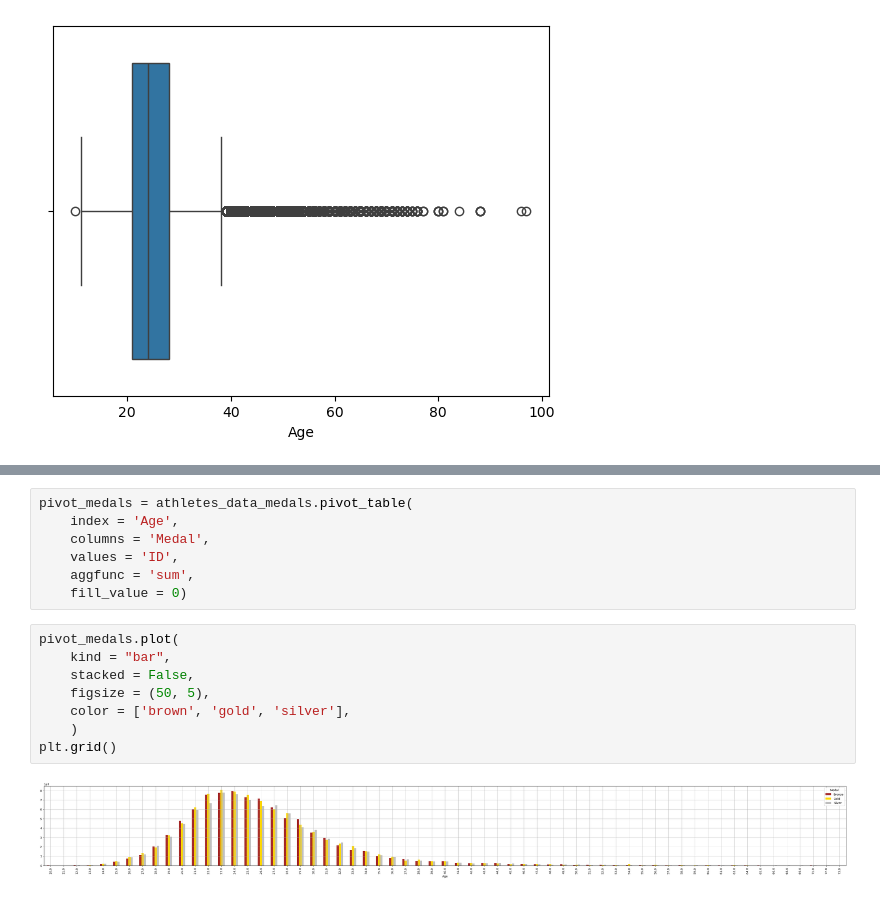
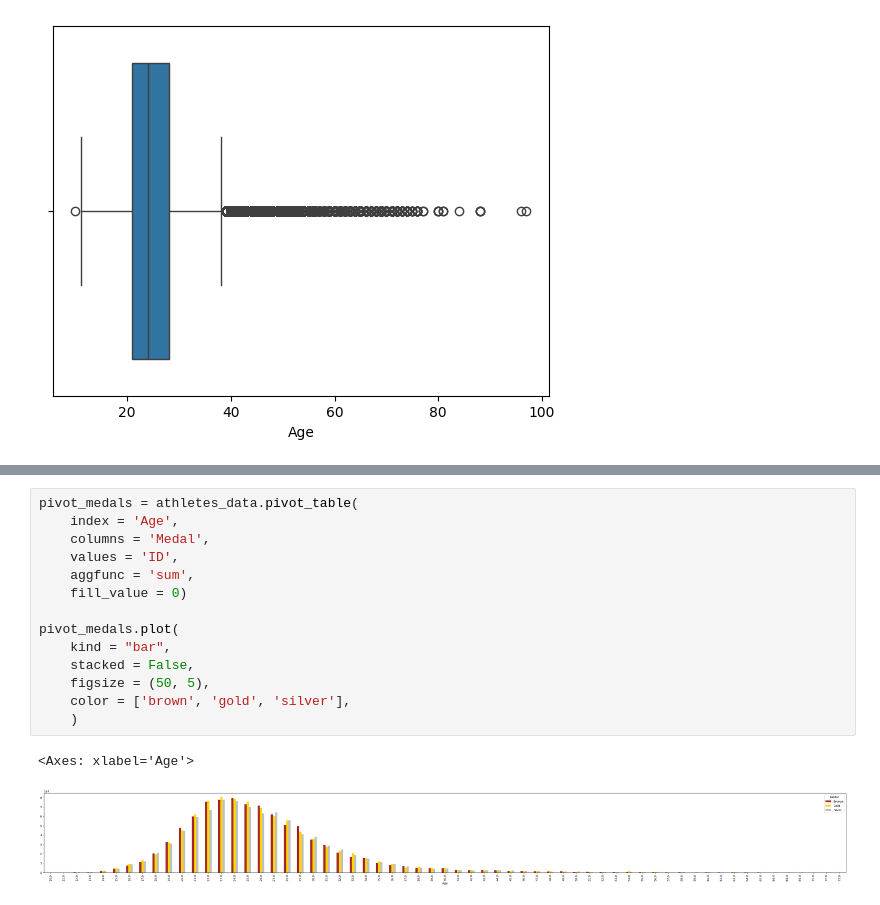
Before and after one commit to njuliann/athlete_events, a Jupyter notebook: athletes.ipynb, the cells around one changed output, grey strips where cells are left out. Drawn from its saved outputs; the diff is of its cells as text.

```diff
--- a/athletes.ipynb
+++ b/athletes.ipynb
@@ -83,17 +124,17 @@ sns.histplot(athletes_data, x = athletes_data["Age"], hue=athletes_data["Medal"]
 # %%
-pivot_medals = athletes_data_medals.pivot_table(
+pivot_medals = athletes_data.pivot_table(
     index = 'Age',
     columns = 'Medal',
     values = 'ID',
     aggfunc = 'sum',
     fill_value = 0)
+
+pivot_medals.plot(
+    kind = "bar",
+    stacked = False,
+    figsize = (50, 5),
+    color = ['brown', 'gold', 'silver'],
+    )
+# %% [output]
+<Axes: xlabel='Age'>
+[figure, added]
-# %%
-pivot_medals.plot(
-    kind = "bar",
-    stacked = False,
-    figsize = (50, 5),
-    color = ['brown', 'gold', 'silver'],
-    )
-plt.grid()
-# %% [output]
-[figure, removed]
```
Also changed, not shown: parts of 23 cells of this notebook.
